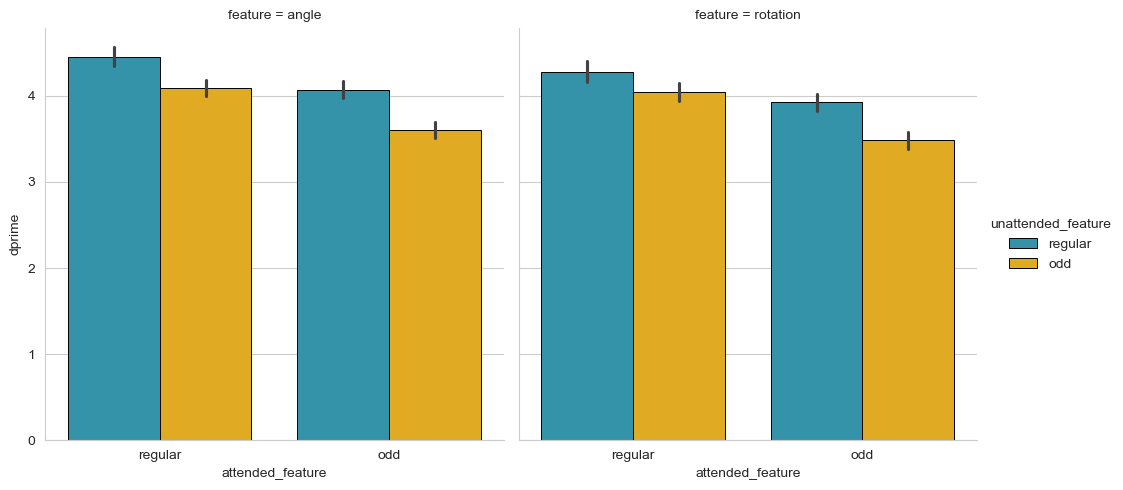
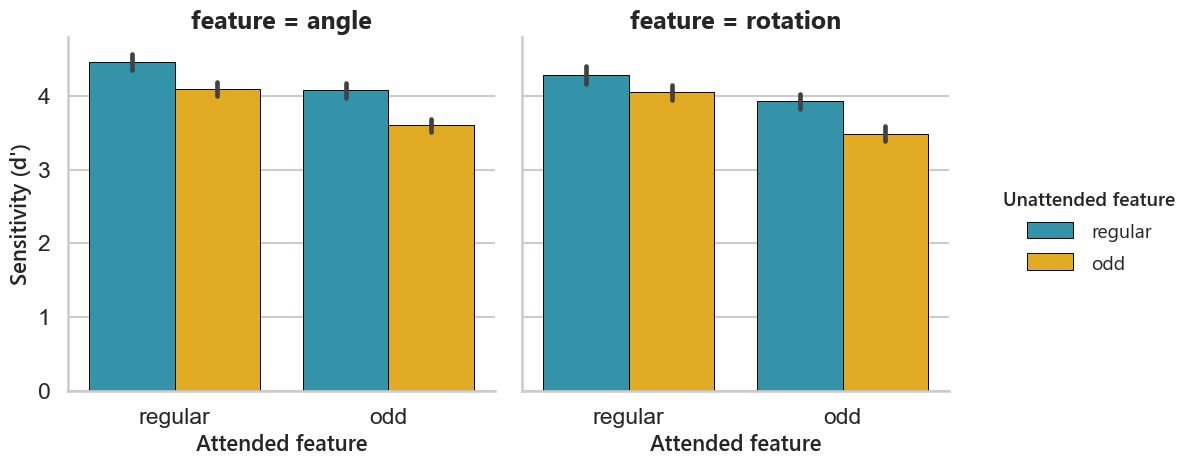
The change to this notebook cell's code, shown as a diff; its figure went from the first image to the second:
--- before
+++ after
@@ -1,3 +1,4 @@
 sns.set_style('whitegrid')
+sns.set_context("talk")
 
 line_colours1= ['#219EBC','#FFB703','#8ECAE6','#FB8500',]
@@ -13,4 +14,10 @@
             palette=line_colours1)
 # g.set(ylim= .7)
+g.set_titles(fontdict={'family': 'Segoe UI', 'weight': 'bold', 'size': 14})
+g.set_xlabels('Attended feature',fontdict={'family': 'Segoe UI', 'weight': 'semibold','size':16})
+g.set_ylabels('Sensitivity (d\')',fontdict={'family': 'Segoe UI', 'weight': 'semibold','size':16})
+g._legend.set_title('Unattended feature')
+plt.setp(g._legend.get_title(), fontfamily='Segoe UI', fontweight='semibold', fontsize=14)
+plt.setp(g._legend.get_texts(), fontfamily='Segoe UI', fontsize=14)
 
 plt.show()

Commit: deconvolution scripts